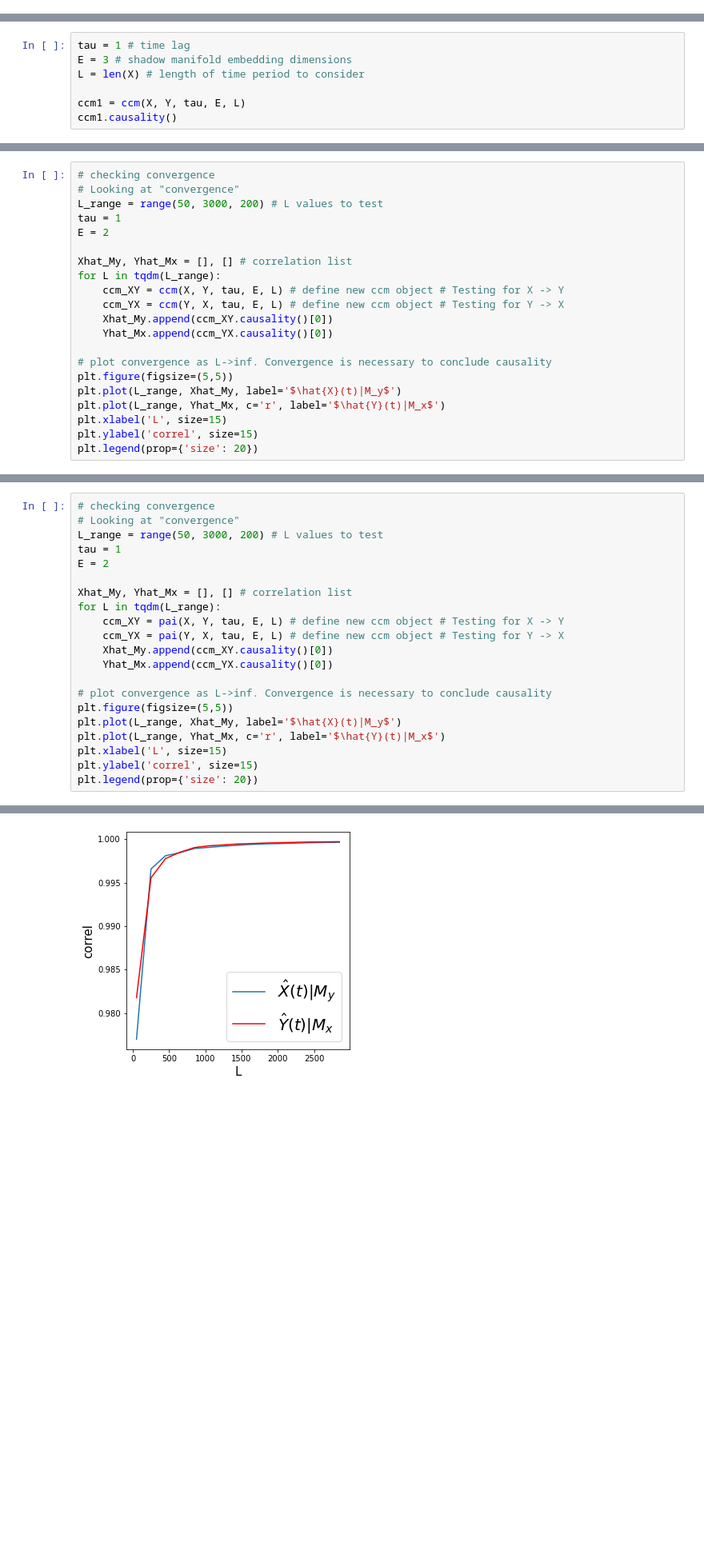
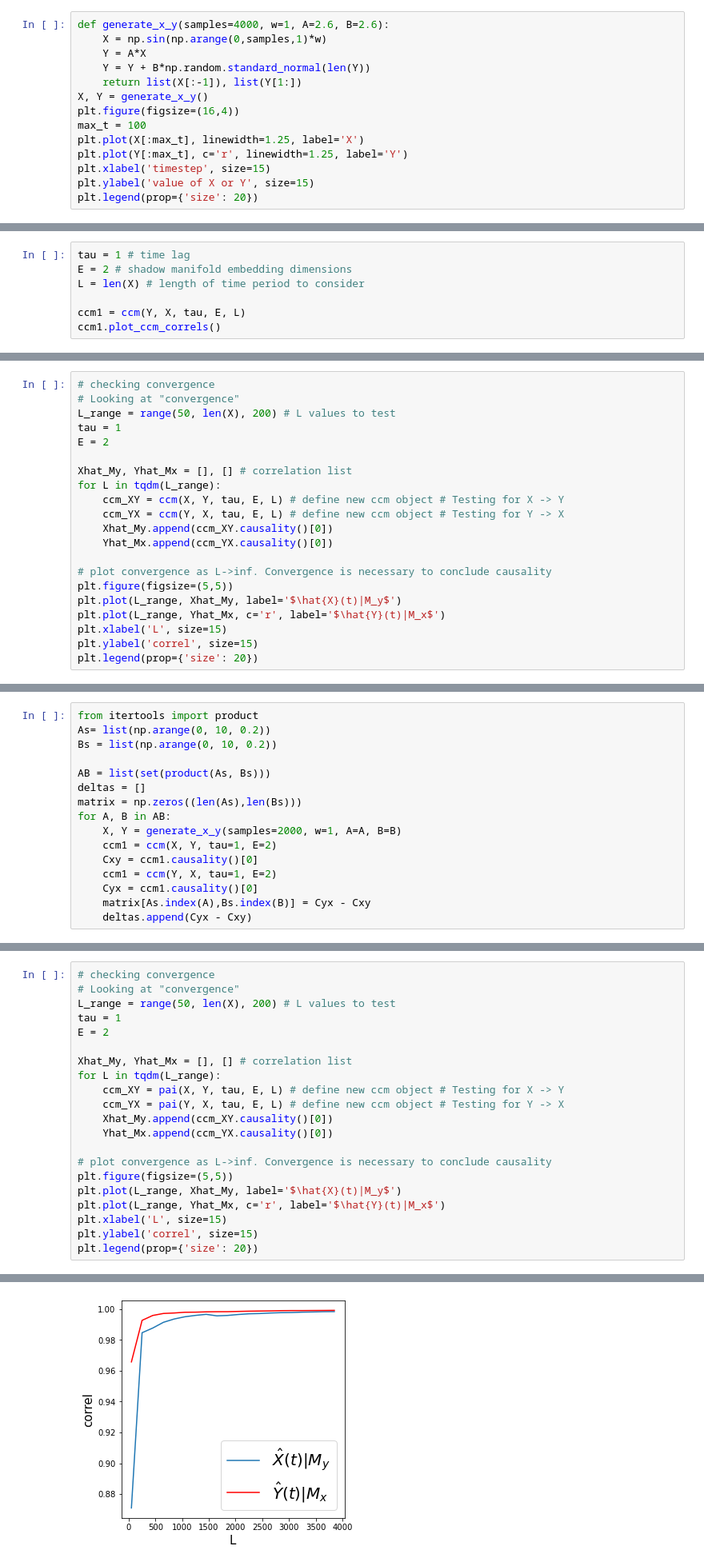
Before and after one commit to PrinceJavier/causal_ccm, a Jupyter notebook: usage_sample.ipynb, the cells around one changed output, grey strips where cells are left out. Shown at 80% size. Drawn from its saved outputs; the diff is of its cells as text; blank space fills up the shorter version.

```diff
--- a/usage_sample.ipynb
+++ b/usage_sample.ipynb
@@ -451,0 +451,14 @@ plt.legend(prop={'size': 20})
+# %%
+def generate_x_y(samples=4000, w=1, A=2.6, B=2.6):
+    X = np.sin(np.arange(0,samples,1)*w)
+    Y = A*X
+    Y = Y + B*np.random.standard_normal(len(Y))
+    return list(X[:-1]), list(Y[1:])
+X, Y = generate_x_y()
+plt.figure(figsize=(16,4))
+max_t = 100
+plt.plot(X[:max_t], linewidth=1.25, label='X')
+plt.plot(Y[:max_t], c='r', linewidth=1.25, label='Y')
+plt.xlabel('timestep', size=15)
+plt.ylabel('value of X or Y', size=15)
+plt.legend(prop={'size': 20})
@@ -452,8 +468,8 @@ plt.legend(prop={'size': 20})
 # %%
 tau = 1 # time lag
-E = 3 # shadow manifold embedding dimensions
+E = 2 # shadow manifold embedding dimensions
 L = len(X) # length of time period to consider
 
-ccm1 = ccm(X, Y, tau, E, L)
-ccm1.causality()
+ccm1 = ccm(Y, X, tau, E, L)
+ccm1.plot_ccm_correls()
 # %% [output]
@@ -466,7 +482,7 @@ ccm1.plot_ccm_correls()
 # %%
 # checking convergence
 # Looking at "convergence"
-L_range = range(50, 3000, 200) # L values to test
+L_range = range(50, len(X), 200) # L values to test
 tau = 1
 E = 2
 
@@ -493,0 +518,16 @@ plt.plot(L_range, np.array(Yhat_Mx) - np.array(Xhat_My));
+# %%
+from itertools import product
+As= list(np.arange(0, 10, 0.2))
+Bs = list(np.arange(0, 10, 0.2))
+
+AB = list(set(product(As, Bs)))
+deltas = []
+matrix = np.zeros((len(As),len(Bs)))
+for A, B in AB:
+    X, Y = generate_x_y(samples=2000, w=1, A=A, B=B)
+    ccm1 = ccm(X, Y, tau=1, E=2)
+    Cxy = ccm1.causality()[0]
+    ccm1 = ccm(Y, X, tau=1, E=2)
+    Cyx = ccm1.causality()[0]
+    matrix[As.index(A),Bs.index(B)] = Cyx - Cxy
+    deltas.append(Cyx - Cxy)
@@ -494,26 +542,26 @@ plt.plot(L_range, np.array(Yhat_Mx) - np.array(Xhat_My));
 # %%
 # checking convergence
 # Looking at "convergence"
-L_range = range(50, 3000, 200) # L values to test
+L_range = range(50, len(X), 200) # L values to test
 tau = 1
 E = 2
 
 Xhat_My, Yhat_Mx = [], [] # correlation list
 for L in tqdm(L_range):
     ccm_XY = pai(X, Y, tau, E, L) # define new ccm object # Testing for X -> Y
     ccm_YX = pai(Y, X, tau, E, L) # define new ccm object # Testing for Y -> X
     Xhat_My.append(ccm_XY.causality()[0])
     Yhat_Mx.append(ccm_YX.causality()[0])
 
 # plot convergence as L->inf. Convergence is necessary to conclude causality
 plt.figure(figsize=(5,5))
 plt.plot(L_range, Xhat_My, label='$\hat{X}(t)|M_y$')
 plt.plot(L_range, Yhat_Mx, c='r', label='$\hat{Y}(t)|M_x$')
 plt.xlabel('L', size=15)
 plt.ylabel('correl', size=15)
 plt.legend(prop={'size': 20})
 # %% [output]
 <matplotlib.legend.Legend at 0x...>
-[figure, old version]
+[figure, new version]
 # %%
 plt.plot(L_range, np.array(Yhat_Mx) - np.array(Xhat_My));
```
Also changed, not shown: parts of 15 cells of this notebook.
